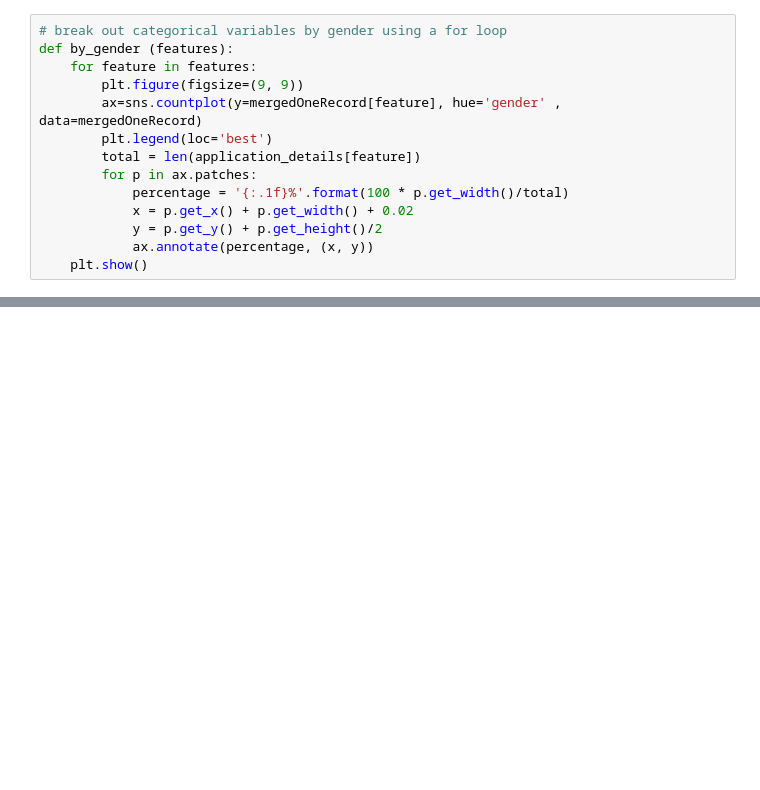
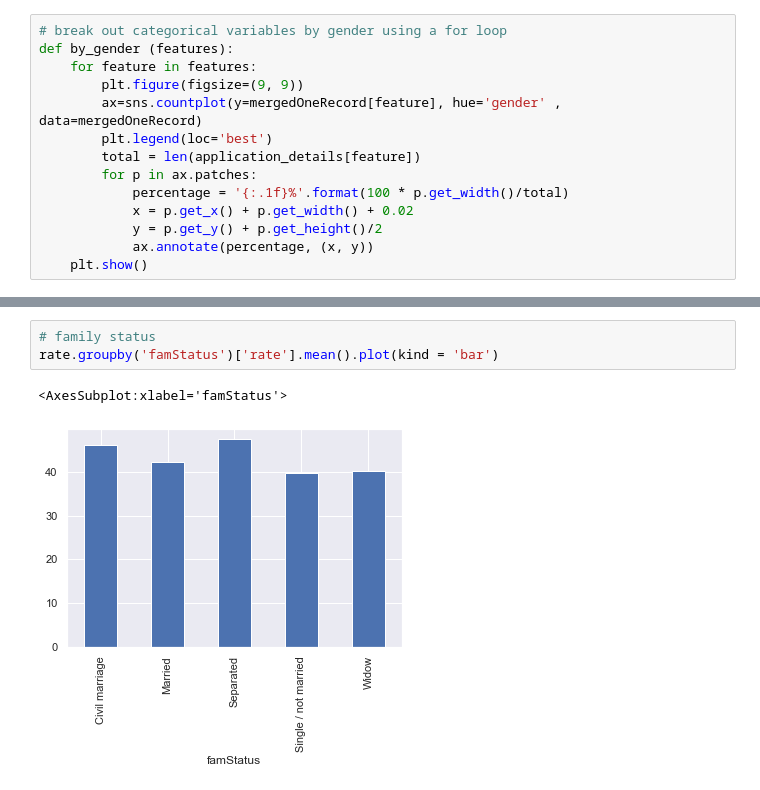
Before and after one commit to dezgarci/Final-Project, a Jupyter notebook: Notebooks/Wk3Explore.ipynb, the cells around one changed output, grey strips where cells are left out. Cells and saved outputs as stored; diff of their text form; blank space fills up the shorter version.

```diff
--- a/Notebooks/Wk3Explore.ipynb
+++ b/Notebooks/Wk3Explore.ipynb
@@ -604,0 +633,6 @@ KeyError: 'ownsCar'
+# %%
+# family status
+rate.groupby('famStatus')['rate'].mean().plot(kind = 'bar')
+# %% [output]
+<AxesSubplot:xlabel='famStatus'>
+[figure, added]
```
Also changed, not shown: parts of 14 cells of this notebook, 11 other files.
